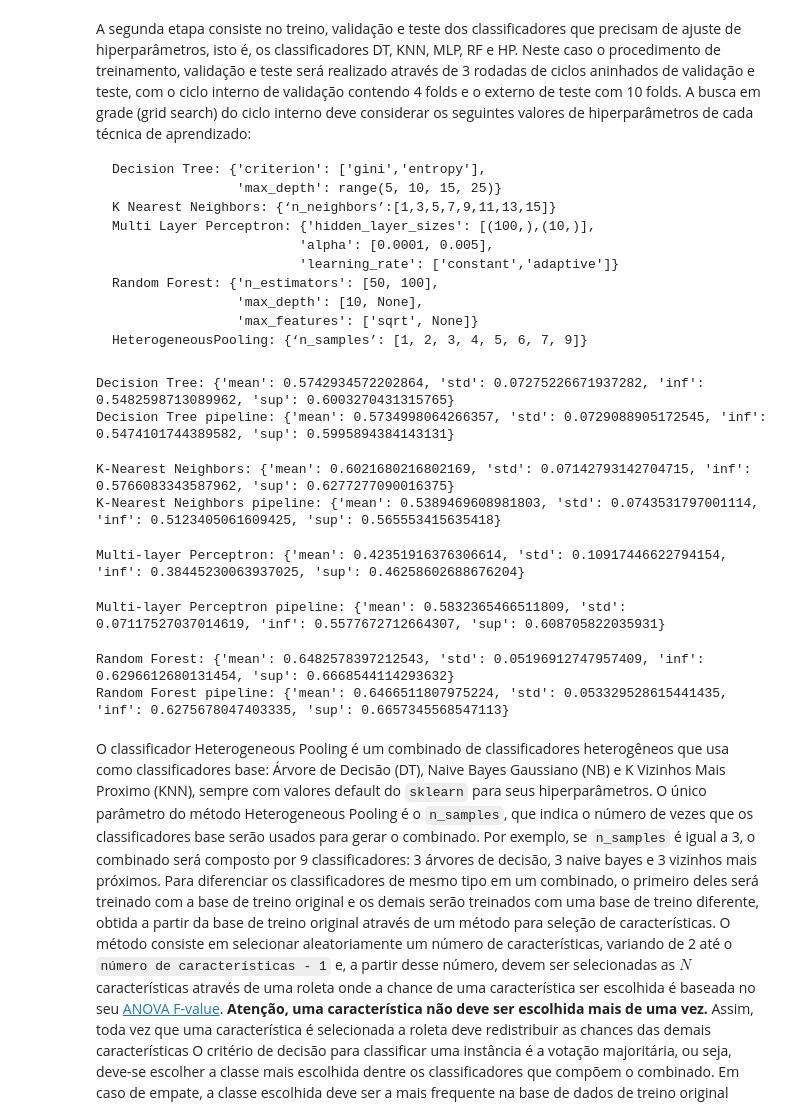
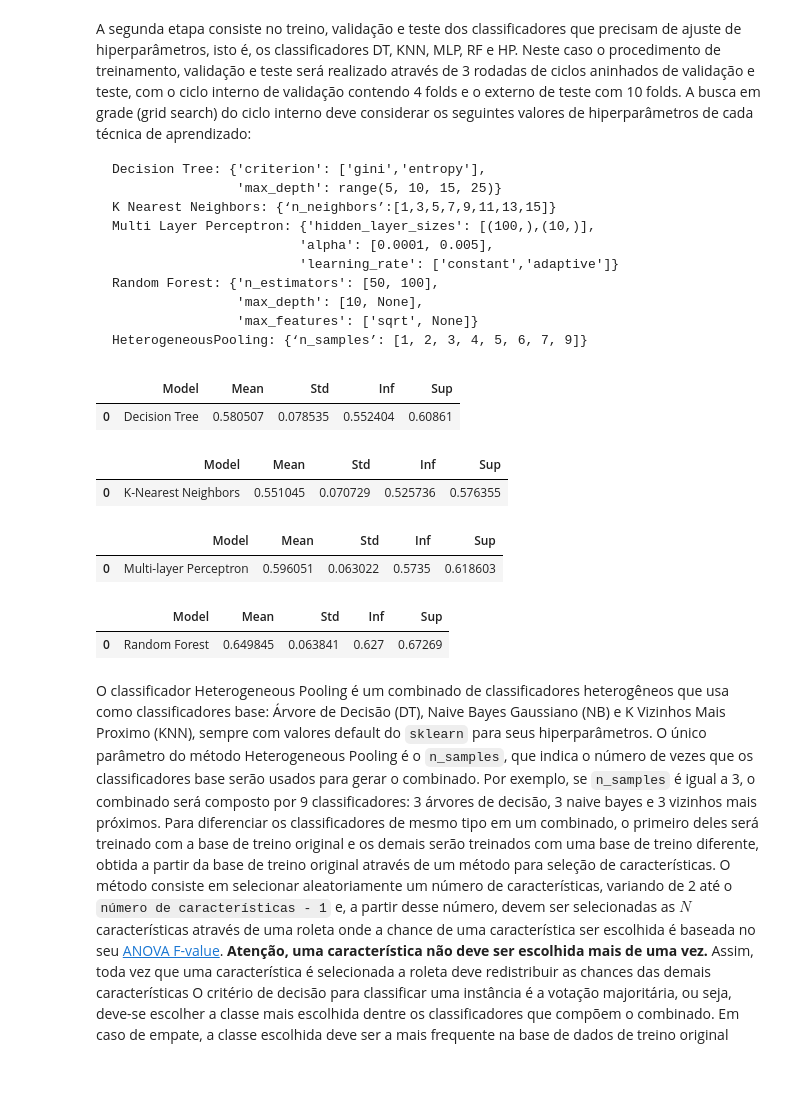
Before and after one commit to Henriquelay/AI-classes, a Jupyter notebook: Trab1/Trab1_Henrique_Layber.ipynb, the cells around one changed output. Saved outputs shown, nothing was run; the diff lists cells and outputs as text; code cells hidden in the pictures; blank space fills up the shorter version.

```diff
--- a/Trab1/Trab1_Henrique_Layber.ipynb
+++ b/Trab1/Trab1_Henrique_Layber.ipynb
@@ -132,48 +143,34 @@ def scores_gridsearch(model, param_grid) -> dict[str, float]:
 # %%
 from sklearn.tree import DecisionTreeClassifier
 
 decision_tree = DecisionTreeClassifier(random_state=11)
 decision_tree_param_grid = {
     "max_depth": [5, 10, 15, 25],
     "criterion": ["gini", "entropy"],
 }
-decision_tree_scores = scores_gridsearch(decision_tree, decision_tree_param_grid)
-print(
-    f"Decision Tree: {({key: value for key, value in decision_tree_scores.items() if key != 'raw'})}"
-)
-
 decision_tree_pipeline = base_pipeline.set_params(model=decision_tree)
-decision_tree_pipeline_scores = scores_gridsearch(
+decision_tree_scores = scores_gridsearch(
     decision_tree_pipeline,
     {f"model__{key}": value for key, value in decision_tree_param_grid.items()},
 )
-print(
-    f"Decision Tree pipeline: {({key: value for key, value in decision_tree_pipeline_scores.items() if key != 'raw'})}"
-)
+display_scores(decision_tree_scores, "Decision Tree")
 # %% [output]
-Decision Tree: {'mean': 0.5742934572202864, 'std': 0.07275226671937282, 'inf': 0.5482598713089962, 'sup': 0.6003270431315765}
-Decision Tree pipeline: {'mean': 0.5734998064266357, 'std': 0.0729088905172545, 'inf': 0.5474101744389582, 'sup': 0.5995894384143131}
+|  | Model | Mean | Std | Inf | Sup |
+| 0 | Decision Tree | 0.580507 | 0.078535 | 0.552404 | 0.60861 |
 # %%
 from sklearn.neighbors import KNeighborsClassifier
 
 knn = KNeighborsClassifier(n_jobs=-1)
 knn_param_grid = {"n_neighbors": [1, 3, 5, 7, 9, 11, 13, 15]}
-knn_scores = scores_gridsearch(knn, knn_param_grid)
-print(
-    f"K-Nearest Neighbors: {({key: value for key, value in knn_scores.items() if key != 'raw'})}"
-)
-
 knn_pipeline = base_pipeline.set_params(model=knn)
-knn_pipeline_scores = scores_gridsearch(
+knn_scores = scores_gridsearch(
     knn_pipeline,
     {f"model__{key}": value for key, value in knn_param_grid.items()},
 )
-print(
-    f"K-Nearest Neighbors pipeline: {({key: value for key, value in knn_pipeline_scores.items() if key != 'raw'})}"
-)
+display_scores(knn_scores, "K-Nearest Neighbors")
 # %% [output]
-K-Nearest Neighbors: {'mean': 0.6021680216802169, 'std': 0.07142793142704715, 'inf': 0.5766083343587962, 'sup': 0.6277277090016375}
-K-Nearest Neighbors pipeline: {'mean': 0.5389469608981803, 'std': 0.0743531797001114, 'inf': 0.5123405061609425, 'sup': 0.565553415635418}
+|  | Model | Mean | Std | Inf | Sup |
+| 0 | K-Nearest Neighbors | 0.551045 | 0.070729 | 0.525736 | 0.576355 |
 # %%
 from sklearn.neural_network import MLPClassifier
 
@@ -183,25 +180,15 @@ mlp_param_grid = {
     "alpha": [0.0001, 0.005],
     "learning_rate": ["constant", "adaptive"],
 }
+mlp_pipeline = base_pipeline.set_params(model=mlp)
 mlp_scores = scores_gridsearch(
-    mlp,
-    mlp_param_grid,
-)
-print(
-    f"Multi-layer Perceptron: {({key: value for key, value in mlp_scores.items() if key != 'raw'})}"
-)
-
-mlp_pipeline = base_pipeline.set_params(model=mlp)
-mlp_pipeline_scores = scores_gridsearch(
     mlp_pipeline,
     {f"model__{key}": value for key, value in mlp_param_grid.items()},
 )
-print(
-    f"Multi-layer Perceptron pipeline: {({key: value for key, value in mlp_pipeline_scores.items() if key != 'raw'})}"
-)
+display_scores(mlp_scores, "Multi-layer Perceptron")
 # %% [output]
-Multi-layer Perceptron: {'mean': 0.42351916376306614, 'std': 0.10917446622794154, 'inf': 0.38445230063937025, 'sup': 0.46258602688676204}
-Multi-layer Perceptron pipeline: {'mean': 0.5832365466511809, 'std': 0.07117527037014619, 'inf': 0.5577672712664307, 'sup': 0.608705822035931}
+|  | Model | Mean | Std | Inf | Sup |
+| 0 | Multi-layer Perceptron | 0.596051 | 0.063022 | 0.5735 | 0.618603 |
 # %%
 from sklearn.ensemble import RandomForestClassifier
 
@@ -211,25 +198,15 @@ rf_param_grid = {
     "max_depth": [10, None],
     "max_features": ["sqrt", None],
 }
+rf_pipeline = base_pipeline.set_params(model=rf)
 rf_scores = scores_gridsearch(
-    rf,
-    rf_param_grid,
-)
-print(
-    f"Random Forest: {({key: value for key, value in rf_scores.items() if key != 'raw'})}"
-)
-
-rf_pipeline = base_pipeline.set_params(model=rf)
-rf_pipeline_scores = scores_gridsearch(
     rf_pipeline,
     {f"model__{key}": value for key, value in rf_param_grid.items()},
 )
-print(
-    f"Random Forest pipeline: {({key: value for key, value in rf_pipeline_scores.items() if key != 'raw'})}"
-)
+display_scores(rf_scores, "Random Forest")
 # %% [output]
-Random Forest: {'mean': 0.6482578397212543, 'std': 0.05196912747957409, 'inf': 0.6296612680131454, 'sup': 0.6668544114293632}
-Random Forest pipeline: {'mean': 0.6466511807975224, 'std': 0.053329528615441435, 'inf': 0.6275678047403335, 'sup': 0.6657345568547113}
+|  | Model | Mean | Std | Inf | Sup |
+| 0 | Random Forest | 0.649845 | 0.063841 | 0.627 | 0.67269 |
 # %% [markdown]
 O classificador Heterogeneous Pooling é um combinado de classificadores heterogêneos que usa como classificadores base: Árvore de Decisão (DT), Naive Bayes Gaussiano (NB) e K Vizinhos Mais Proximo (KNN), sempre com valores default do `sklearn` para seus hiperparâmetros. O único parâmetro do método Heterogeneous Pooling é o `n_samples`, que indica o número de vezes que os classificadores base serão usados para gerar o combinado. Por exemplo, se `n_samples` é igual a 3, o combinado será composto por 9 classificadores: 3 árvores de decisão, 3 naive bayes e 3 vizinhos mais próximos. Para diferenciar os classificadores de mesmo tipo em um combinado, o primeiro deles será treinado com a base de treino original e os demais serão treinados com uma base de treino diferente, obtida a partir da base de treino original através de um método para seleção de características. O método consiste em selecionar aleatoriamente um número de características, variando de 2 até o `número de características - 1` e, a partir desse número, devem ser selecionadas as $N$ características através de uma roleta onde a chance de uma característica ser escolhida é baseada no seu [ANOVA F-value](https://scikit-learn.org/stable/modules/generated/sklearn.feature_selection.f_classif.html). **Atenção, uma característica não deve ser escolhida mais de uma vez.** Assim, toda vez que uma característica é selecionada a roleta deve redistribuir as chances das demais características
 O critério de decisão para classificar uma instância é a votação majoritária, ou seja, deve-se escolher a classe mais escolhida dentre os classificadores que compõem o combinado. Em caso de empate, a classe escolhida deve ser a mais frequente na base de dados de treino original dentre as que empataram na votação.
```
Also changed, not shown: parts of 13 cells of this notebook, 4 other files.
